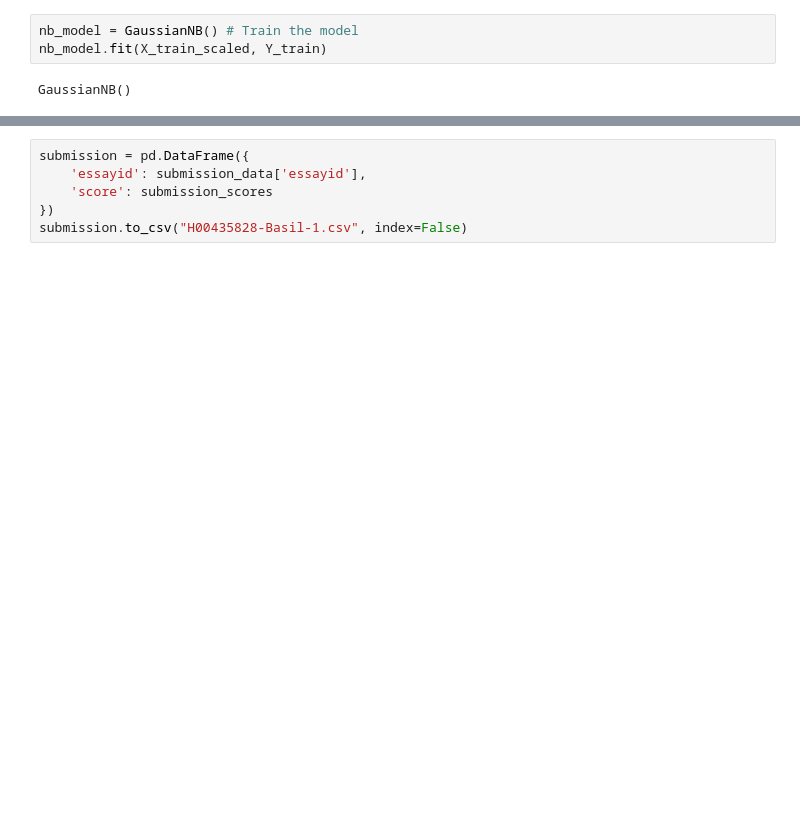
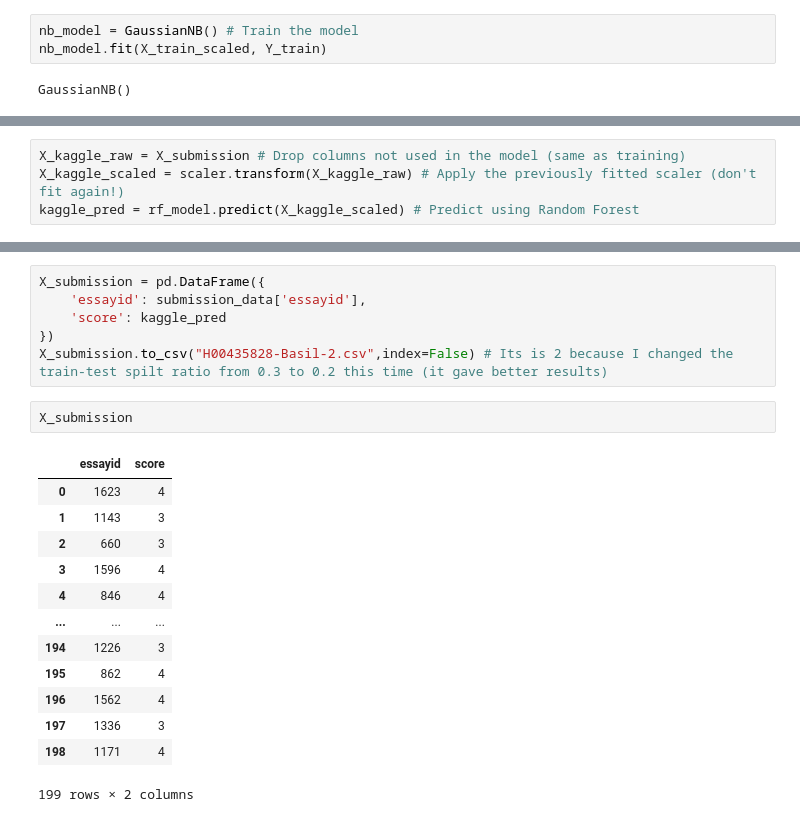
Before and after one commit to BasilSiddiqui/CW2, a Jupyter notebook: CW2.ipynb, the cells around one changed output, grey strips where cells are left out. Drawn from its saved outputs; the diff is of its cells as text; blank space fills up the shorter version.

```diff
--- a/CW2.ipynb
+++ b/CW2.ipynb
@@ -134,0 +178,4 @@ submission_scores = nb_model.predict(X_submission_scaled)  # Or rf_model
+# %%
+X_kaggle_raw = X_submission # Drop columns not used in the model (same as training)
+X_kaggle_scaled = scaler.transform(X_kaggle_raw) # Apply the previously fitted scaler (don't fit again!)
+kaggle_pred = rf_model.predict(X_kaggle_scaled) # Predict using Random Forest
@@ -135,7 +195,23 @@ submission_scores = nb_model.predict(X_submission_scaled)  # Or rf_model
 # %%
-submission = pd.DataFrame({
+X_submission = pd.DataFrame({
     'essayid': submission_data['essayid'],
-    'score': submission_scores
+    'score': kaggle_pred
 })
-submission.to_csv("H00435828-Basil-1.csv", index=False)
+X_submission.to_csv("H00435828-Basil-2.csv",index=False) # Its is 2 because I changed the train-test spilt ratio from 0.3 to 0.2 this time (it gave better results)
+# %%
+X_submission
+# %% [output]
+|  | essayid | score |
+| 0 | 1623 | 4 |
+| 1 | 1143 | 3 |
+| 2 | 660 | 3 |
+| 3 | 1596 | 4 |
+| 4 | 846 | 4 |
+| ... | ... | ... |
+| 194 | 1226 | 3 |
+| 195 | 862 | 4 |
+| 196 | 1562 | 4 |
+| 197 | 1336 | 3 |
+| 198 | 1171 | 4 |
+199 rows × 2 columns
 # %%
```
Also changed, not shown: parts of 33 cells of this notebook.
